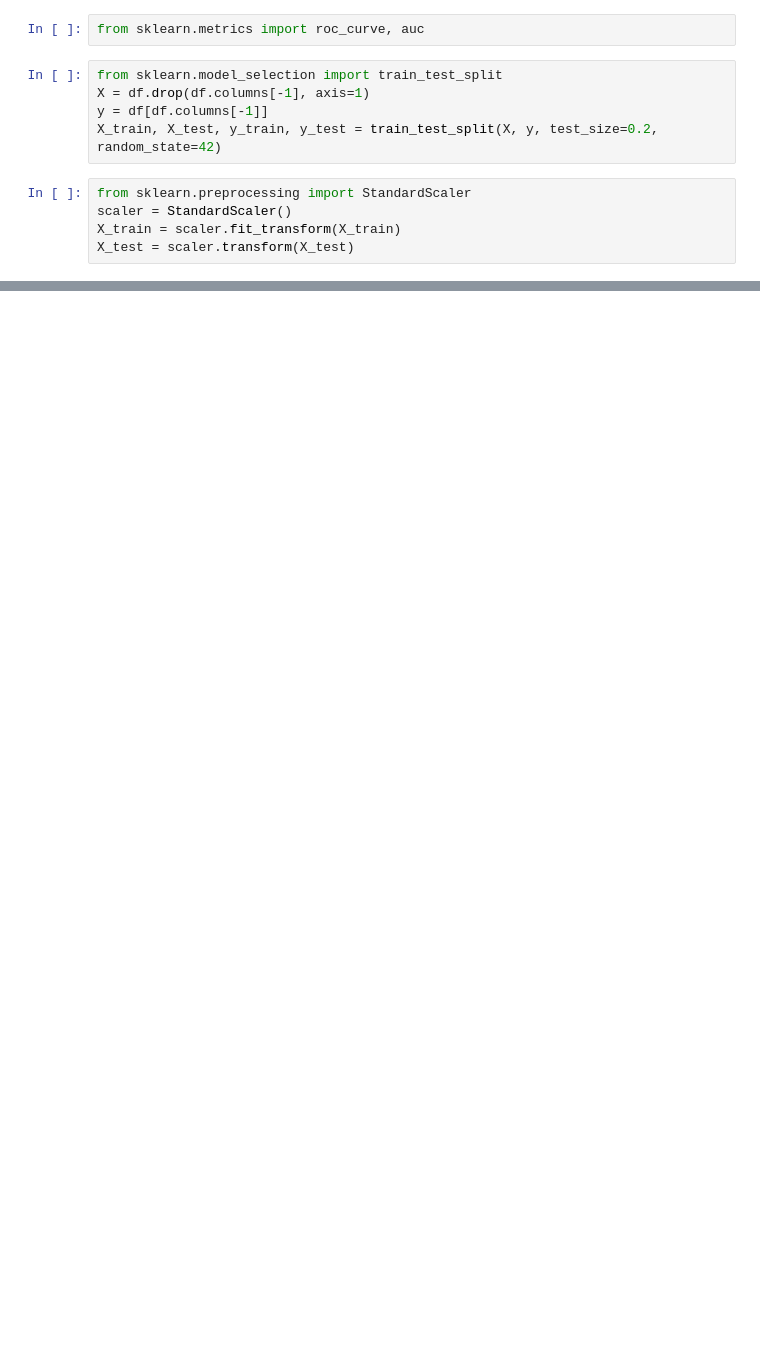
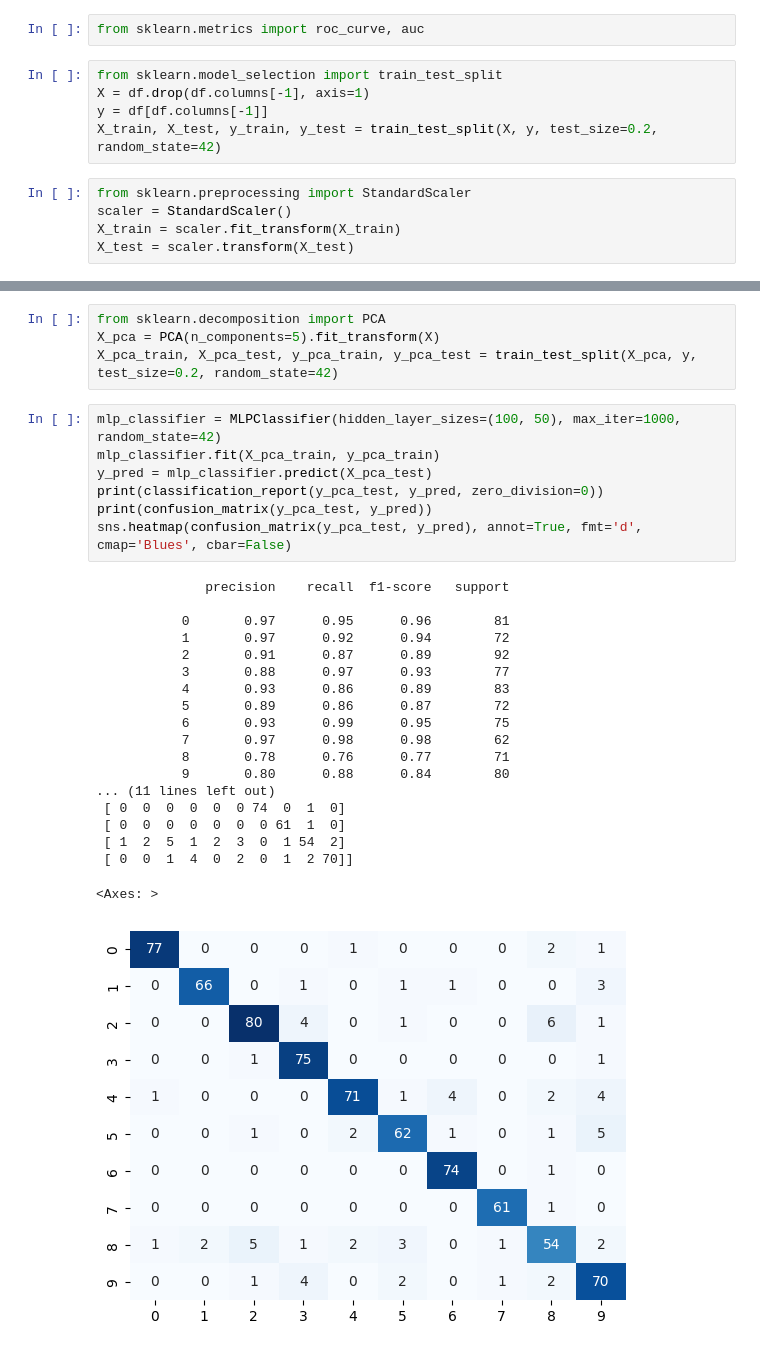
Before and after one commit to alpha597/ML_LAB_ASSIGNMENTS, a Jupyter notebook: ML_Assign2_digits.ipynb, the cells around one changed output, grey strips where cells are left out. Saved outputs shown, nothing was run; the diff lists cells and outputs as text; blank space fills up the shorter version.

```diff
--- a/ML_Assign2_digits.ipynb
+++ b/ML_Assign2_digits.ipynb
@@ -327,0 +328,31 @@ plt.show()
+# %%
+from sklearn.decomposition import PCA
+X_pca = PCA(n_components=5).fit_transform(X)
+X_pca_train, X_pca_test, y_pca_train, y_pca_test = train_test_split(X_pca, y, test_size=0.2, random_state=42)
+# %%
+mlp_classifier = MLPClassifier(hidden_layer_sizes=(100, 50), max_iter=1000, random_state=42)
+mlp_classifier.fit(X_pca_train, y_pca_train)
+y_pred = mlp_classifier.predict(X_pca_test)
+print(classification_report(y_pca_test, y_pred, zero_division=0))
+print(confusion_matrix(y_pca_test, y_pred))
+sns.heatmap(confusion_matrix(y_pca_test, y_pred), annot=True, fmt='d', cmap='Blues', cbar=False)
+# %% [output]
+              precision    recall  f1-score   support
+
+           0       0.97      0.95      0.96        81
+           1       0.97      0.92      0.94        72
+           2       0.91      0.87      0.89        92
+           3       0.88      0.97      0.93        77
+           4       0.93      0.86      0.89        83
+           5       0.89      0.86      0.87        72
+           6       0.93      0.99      0.95        75
+           7       0.97      0.98      0.98        62
+           8       0.78      0.76      0.77        71
+           9       0.80      0.88      0.84        80
+... (11 lines left out)
+ [ 0  0  0  0  0  0 74  0  1  0]
+ [ 0  0  0  0  0  0  0 61  1  0]
+ [ 1  2  5  1  2  3  0  1 54  2]
+ [ 0  0  1  4  0  2  0  1  2 70]]
+<Axes: >
+[figure, added]
```
Also changed, not shown: parts of 10 cells of this notebook.
